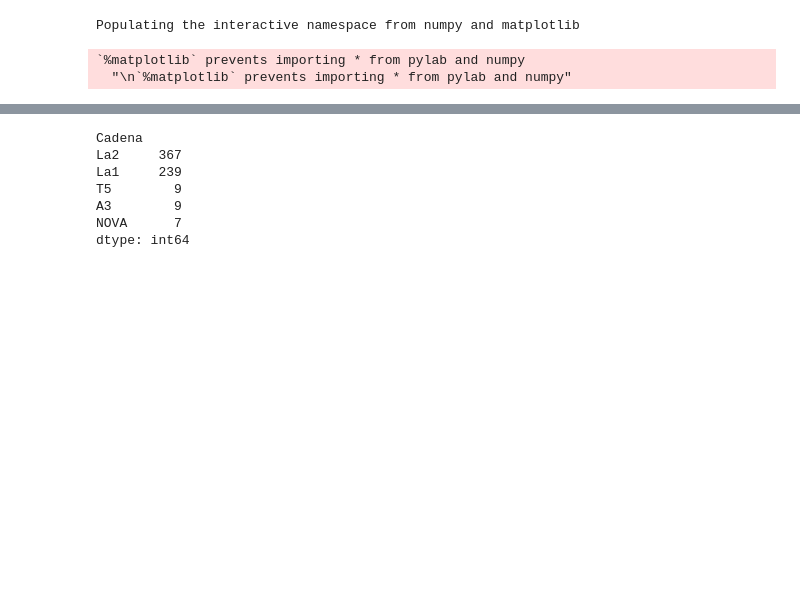
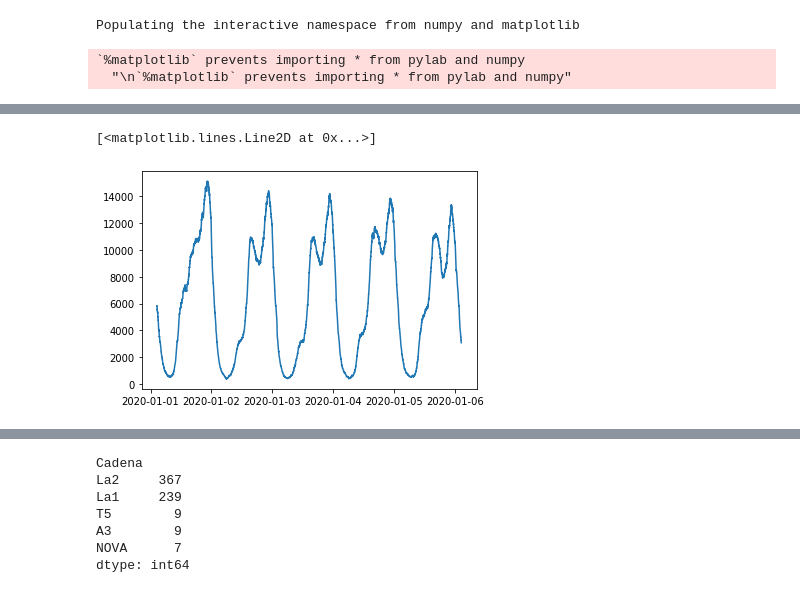
Before and after one commit to JavierCasadoAguinaga/TFM-Javier_Casado, a Jupyter notebook: prueba-------------------------TFM_JAV_CAS_AUDIENCIA.ipynb, the cells around one changed output, grey strips where cells are left out. Cells and saved outputs as stored; diff of their text form; code cells hidden in the pictures; blank space fills up the shorter version.

Commit message:
Busqueda de discontinuidades en las marcas horarias
Dataframe de prueba para modelo SARIMAX

```diff
--- a/prueba-------------------------TFM_JAV_CAS_AUDIENCIA.ipynb
+++ b/prueba-------------------------TFM_JAV_CAS_AUDIENCIA.ipynb
@@ -11,14 +11,14 @@ Populating the interactive namespace from numpy and matplotlib
 #pd.set_option('display.max_rows', None)
 df = pd.read_csv('2020 - Semana 1 (05012020).txt',error_bad_lines=False,encoding = 'unicode_escape',
                  header=3, sep='\t', skiprows=[4], skipinitialspace=True,
-                 usecols=['Descripción','Título/Descripción', 'Cadena', 'Fecha', 'Género','Público objetivo',
+                 usecols=['Título','Título/Descripción', 'Cadena', 'Fecha', 'Género','Público objetivo',
                           'Productora','Calificación de Edad','Ind. 4+ (inv)','Amas de Casa (c/inv.)'
                           ,'Ind. 4 - 12 (c/inv.)', 'Ind. 16+ (c/inv.)','Ind. 4+ (inv).1','Amas de Casa (c/inv.).1',
                           'Ind. 4 - 12 (c/inv.).1', 'Ind. 16+ (c/inv.).1'])
 
-#ELIMINAMOS LAS CABECERAS DE LOS PROGRAMAS EN LA COLUMNA DESCRIPCIÓN
+#ELIMINAMOS LAS CABECERAS DE LOS PROGRAMAS EN LA COLUMNA TÍTULO
 df.dropna(inplace = True)
-df = df[df.Descripción.str.startswith('<<')]
+df = df[df.Título.str.startswith('<<')]
 df.reset_index(drop = True,inplace = True)
 
 #ELIMINAMOS LOS SIMBOLOS <> DEL DATA FRAME
@@ -28,26 +28,26 @@ for i in df.columns:
 
 #DIVIDIMOS LA COLUMNA EN DOS PARA PODER OPERAR SOLO CON LA HORA
 #(NO SE PUEDE PASAR A DATETIME YA QUE NO ESTÁ EN EL RANGO ADECUADO)
-df1[['Hora','Minuto']] = df1.Descripción.str.split(':', expand = True)
-df1.head(5)
+df1[['Hora','Minuto']] = df1.Título.str.split(':', expand = True)
+#df1.head(5)
 
 #PASAMOS LA COLUMNA FECHA A DATETIME PARA PODER RESTAR DIAS CUANDO SEA NECESARIO
 df1['Fecha'] = pd.to_datetime(df1['Fecha'],format = "%d/%m/%Y", dayfirst=True)
-df1.dtypes
+#df1.dtypes
 
 #SE CAMBIA EL TIPO DE DATO EN LAS COLUMNAS HORA MINUTO PARA PODER TRANSFORMAR A RANGO 00:00-23:00(STR-INT)
 df1 = df1.astype({'Hora':'int','Minuto':'int'})
-df1.dtypes
-
-#SE RESTA DOS HORAS PARA TENER RANGO 00-24
-df1.Hora = df1['Hora'].map(lambda value : value - 2)
+#df1.dtypes
 
 #SUMAMOS 1 DÍA A LAS HORAS SUPERIORES A 23
 ind = df1[df1['Hora']>23].index
 df1.loc[ind,'Fecha']= df1.loc[ind,'Fecha'] + timedelta(days=1)
 
+#CONVERTIMOS PARA TENER RANGO 00-23
+df1.Hora = df1.Hora.replace({24:0,25:1,26:2})
+
 #SE SUSTITUYE EL 24 POR 0 PARA TENER RANGO 00-23
-df1.Hora = df1.Hora.replace(24,0)
+#df1.Hora = df1.Hora.replace(24,0)
 
 
 #CONVIERTO LA FECHA A STRING PARA PODER UNIRLO CON LA HORA
@@ -63,7 +63,7 @@ df1 ['Fecha_comp'] = df1[['Fecha', 'Tiempo']].apply(lambda x: ' '.join(x), axis=
 df1.Fecha_comp = pd.to_datetime(df1.Fecha_comp)
 
 #ELIMINAMOS LAS COLUMNAS GENERADAS Y USADAS PARA LAS TRANSFORMACIONES
-df1 = df1.drop(['Tiempo','Hora', 'Minuto','Fecha','Descripción'], axis = 1)
+df1 = df1.drop(['Tiempo','Hora', 'Minuto','Fecha','Título'], axis = 1)
 #,'Descripción'
 
 #CAMBIO COMA POR PUNTO PARA PODER CONVERTIR A ARRAY DE FLOAT
@@ -74,6 +74,7 @@ for i in column:
 
 #CREO LA VARIABLE TARGET CON LAS COLUMNAS NECESARIAS
 df1['Target']= df1[column].apply(lambda x:'/'.join(x),axis=1)
+#df1['Target']= df1.Target.str.split('/').apply(lambda x : [float(i) for i in x])
 df1['Target']= df1.Target.str.split('/').apply(lambda x:np.array(x,dtype=np.float32))
 
 #ELIMINAMOS LAS VARIABLES UTILIZADAS EN TARGET
@@ -95,0 +120,3 @@ df1 = df1[~df1['Cadena'].isin(regionales)]
+# %%
+prdos = df1.groupby(['Fecha_comp','Cadena']).max()
+ser = prdos.groupby('Fecha_comp').Target[4].sum()
@@ -95,0 +148,5 @@ df1 = df1[~df1['Cadena'].isin(regionales)]
+# %%
+plt.plot(ser)
+# %% [output]
+[<matplotlib.lines.Line2D at 0x...>]
+[figure, added]
```
Also changed, not shown: parts of 27 cells of this notebook, 1 other file.
